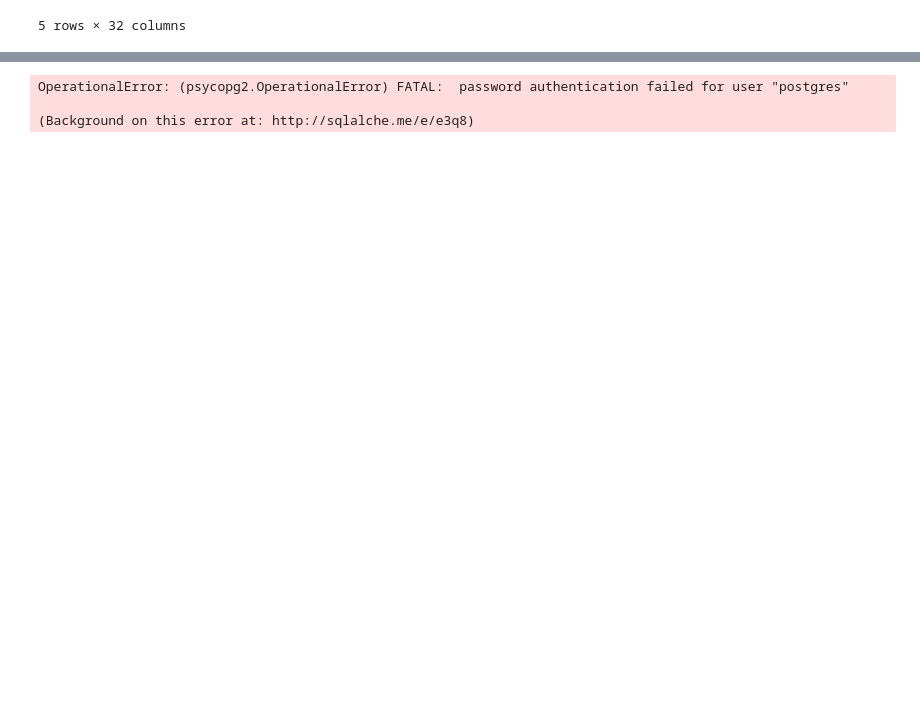
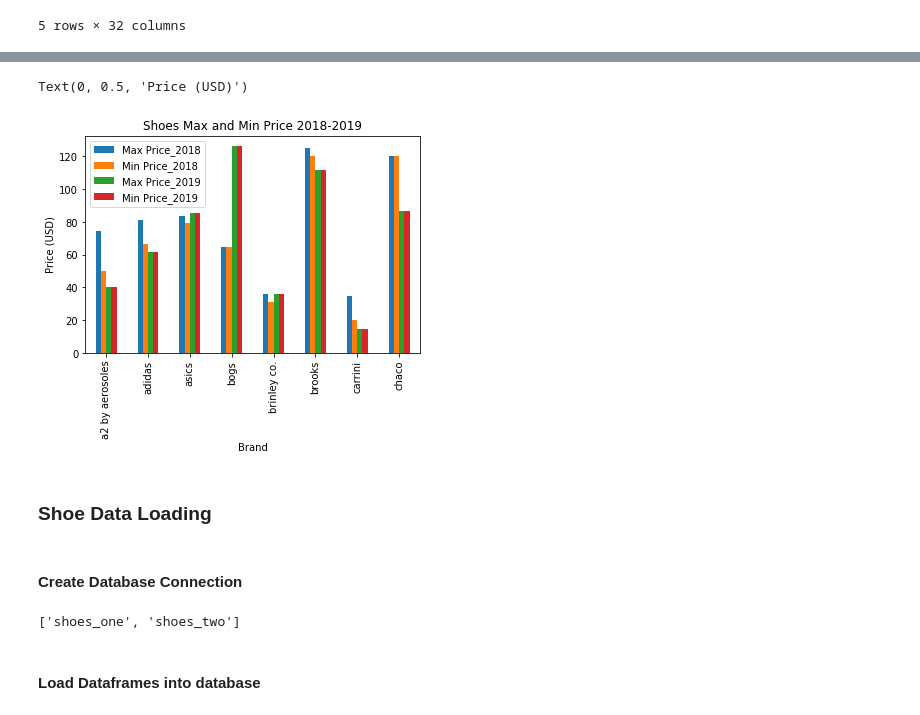
Before and after one commit to jazminhicks/ETL, a Jupyter notebook: shoes_etl.ipynb, the cells around one changed output, grey strips where cells are left out. Cells and saved outputs as stored; diff of their text form; code cells hidden in the pictures; blank space fills up the shorter version.

```diff
--- a/shoes_etl.ipynb
+++ b/shoes_etl.ipynb
@@ -171,0 +174,3 @@ shoes_one_transformed.groupby('brand').mean()
+# %%
+shoes_joined = shoes_one_branded.join(shoes_two_branded, on = "brand", how = "inner", lsuffix = "_2018", rsuffix = "_2019")
+shoes_joined
@@ -172,10 +196,23 @@ shoes_one_transformed.groupby('brand').mean()
+# %%
+shoes_joined.head(8).plot.bar();
+
+plt.title("Shoes Max and Min Price 2018-2019");
+plt.ylabel("Price (USD)")
+# %% [output]
+Text(0, 0.5, 'Price (USD)')
+[figure, added]
+# %% [markdown]
+### Shoe Data Loading
+# %% [markdown]
+#### Create Database Connection
 # %%
 # Create database connection
-connection_string = "postgres:darsh123@localhost:5432/shoes_db"
+connection_string = "postgres:Akela2019!!@localhost:5432/shoes_db"
 engine = create_engine(f'postgresql://{connection_string}')
-# Confirm tables
-engine.table_names()
-# %% [output]
-OperationalError: (psycopg2.OperationalError) FATAL:  password authentication failed for user "postgres"
-
-(Background on this error at: http://sqlalche.me/e/e3q8)
+# %%
+# Confirm tables
+engine.table_names()
+# %% [output]
+['shoes_one', 'shoes_two']
+# %% [markdown]
+#### Load Dataframes into database
```
Also changed, not shown: parts of 32 cells of this notebook.
